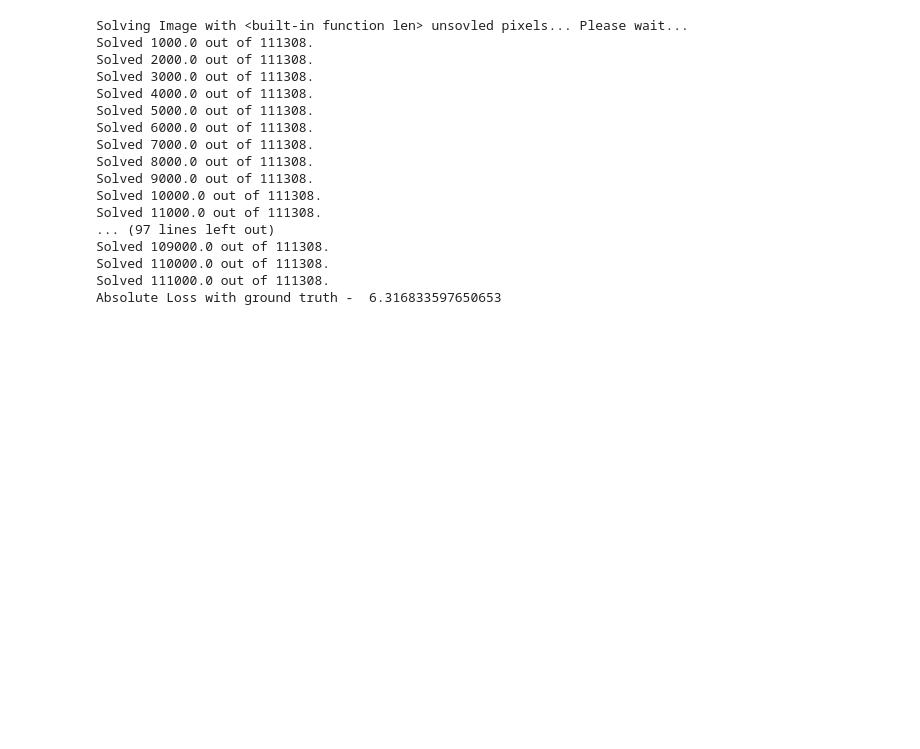
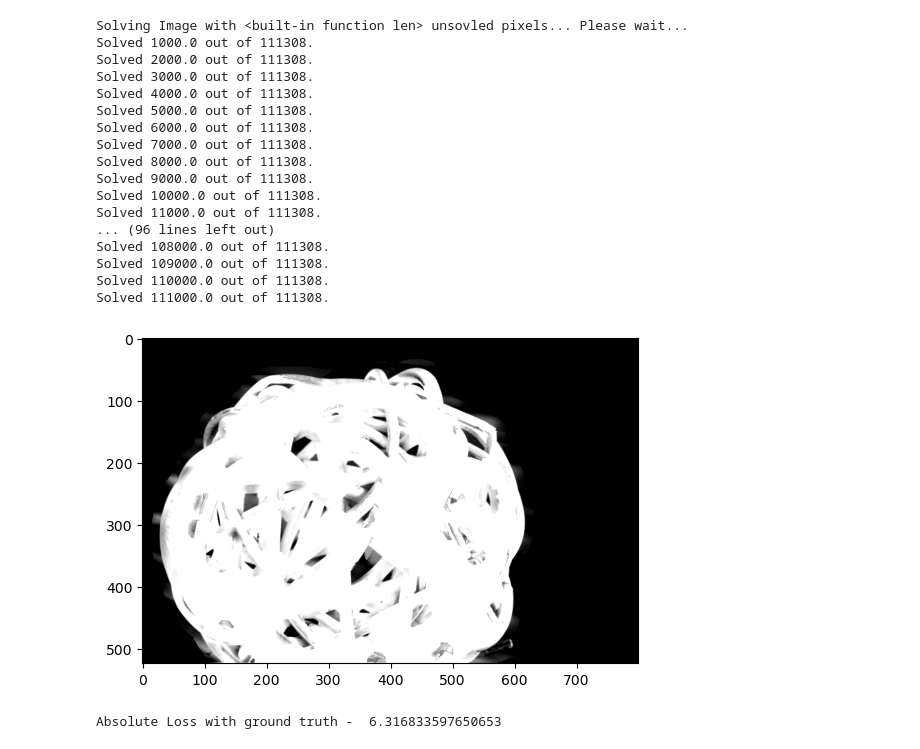
Before and after one commit to iamronaldlaban/Bayesian-Matting, a Jupyter notebook: Bayesian_Matting_Python/test.ipynb, the cells around one changed output. Saved outputs shown, nothing was run; the diff lists cells and outputs as text; code cells hidden in the pictures; blank space fills up the shorter version.

```diff
--- a/Bayesian_Matting_Python/test.ipynb
+++ b/Bayesian_Matting_Python/test.ipynb
@@ -268,8 +268,8 @@ alpha, pixel_count = Bayesian_Matte(image, image_trimap)
 image_alpha = np.array(ImageOps.grayscale(Image.open('C:/Users/labanr/Desktop/Matting/Bayesian-Matting/Bayesian_Matting_Python/gt_training_lowres/GT02.png')))
 
 alpha = alpha*255
-# plt.imshow(alpha, cmap='gray')
-# plt.show()
+plt.imshow(alpha, cmap='gray')
+plt.show()
 
 print("Absolute Loss with ground truth - ",
       np.sum(np.abs(alpha - image_alpha))/(alpha.shape[0]*alpha.shape[1]))
@@ -278,35 +278,37 @@ print("Absolute Loss with ground truth - ",
 # alpha = np.dstack((alpha, alpha, alpha))
 
 # # # Load the foreground and background images
 # foreground = image
 # background = np.array(Image.open('C:/Users/labanr/Desktop/Matting/Bayesian-Matting/Bayesian_Matting_Python/background.jpg'))
 # foreground_shape = foreground.shape
 # background = np.resize(background, foreground_shape)
 # image_composite(foreground, background, alpha)
 
 
 
 # print(foreground.shape)
 # print(background.shape)
 # print(alpha.shape)
 # %% [output]
 Solving Image with <built-in function len> unsovled pixels... Please wait...
 Solved 1000.0 out of 111308.
 Solved 2000.0 out of 111308.
 Solved 3000.0 out of 111308.
 Solved 4000.0 out of 111308.
 Solved 5000.0 out of 111308.
 Solved 6000.0 out of 111308.
 Solved 7000.0 out of 111308.
 Solved 8000.0 out of 111308.
 Solved 9000.0 out of 111308.
 Solved 10000.0 out of 111308.
 Solved 11000.0 out of 111308.
-... (97 lines left out)
+... (96 lines left out)
+Solved 108000.0 out of 111308.
 Solved 109000.0 out of 111308.
 Solved 110000.0 out of 111308.
 Solved 111000.0 out of 111308.
-Absolute Loss with ground truth -  6.316833597650653
+[figure, added]
+Absolute Loss with ground truth -  6.316833597650653
 # %%
 import numpy as np
 from PIL import Image
```
Also changed, not shown: parts of 4 cells of this notebook.
